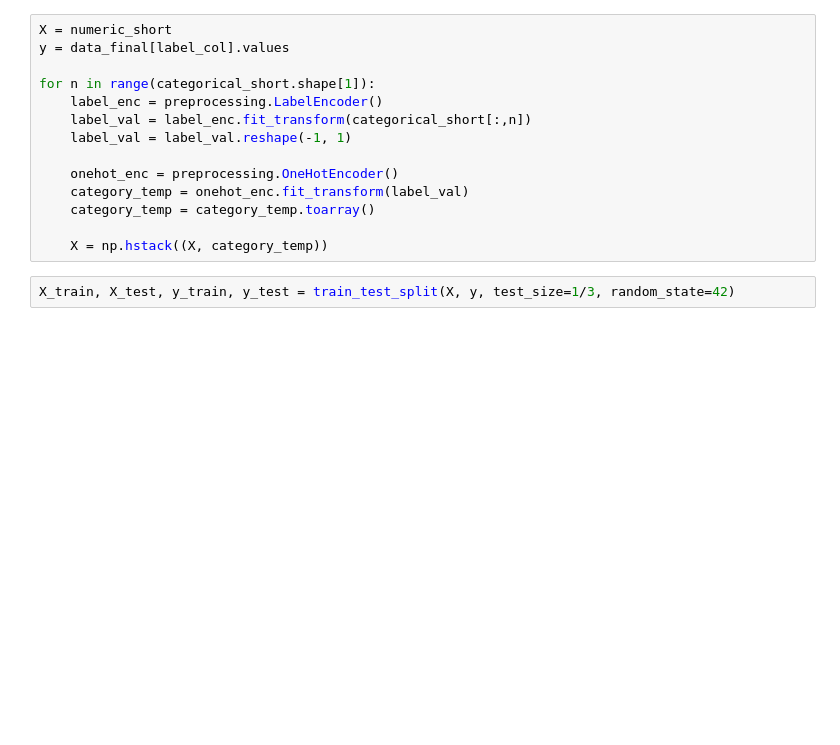
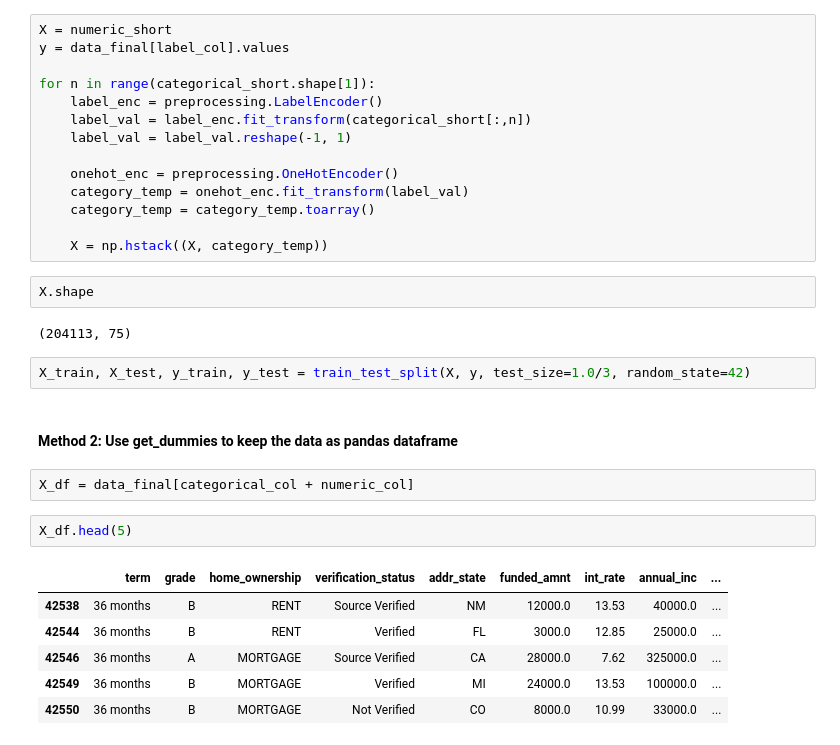
Before and after one commit to RegulusAn/Lending_Club, a Jupyter notebook: Lending_Club_project.ipynb, the cells around one changed output. Saved outputs shown, nothing was run; the diff lists cells and outputs as text; blank space fills up the shorter version.

```diff
--- a/Lending_Club_project.ipynb
+++ b/Lending_Club_project.ipynb
@@ -397,5 +415,22 @@ for n in range(categorical_short.shape[1]):
     category_temp = category_temp.toarray()
 
     X = np.hstack((X, category_temp))
+# %%
+X.shape
+# %% [output]
+(204113, 75)
 # %%
-X_train, X_test, y_train, y_test = train_test_split(X, y, test_size=1/3, random_state=42)
+X_train, X_test, y_train, y_test = train_test_split(X, y, test_size=1.0/3, random_state=42)
+# %% [markdown]
+#### Method 2: Use get_dummies to keep the data as pandas dataframe
+# %%
+X_df = data_final[categorical_col + numeric_col]
+# %%
+X_df.head(5)
+# %% [output]
+|  | term | grade | home_ownership | verification_status | addr_state | funded_amnt | int_rate | annual_inc | ... |
+| 42538 | 36 months | B | RENT | Source Verified | NM | 12000.0 | 13.53 | 40000.0 | ... |
+| 42544 | 36 months | B | RENT | Verified | FL | 3000.0 | 12.85 | 25000.0 | ... |
+| 42546 | 36 months | A | MORTGAGE | Source Verified | CA | 28000.0 | 7.62 | 325000.0 | ... |
+| 42549 | 36 months | B | MORTGAGE | Verified | MI | 24000.0 | 13.53 | 100000.0 | ... |
+| 42550 | 36 months | B | MORTGAGE | Not Verified | CO | 8000.0 | 10.99 | 33000.0 | ... |
```
Also changed, not shown: parts of 33 cells of this notebook.
